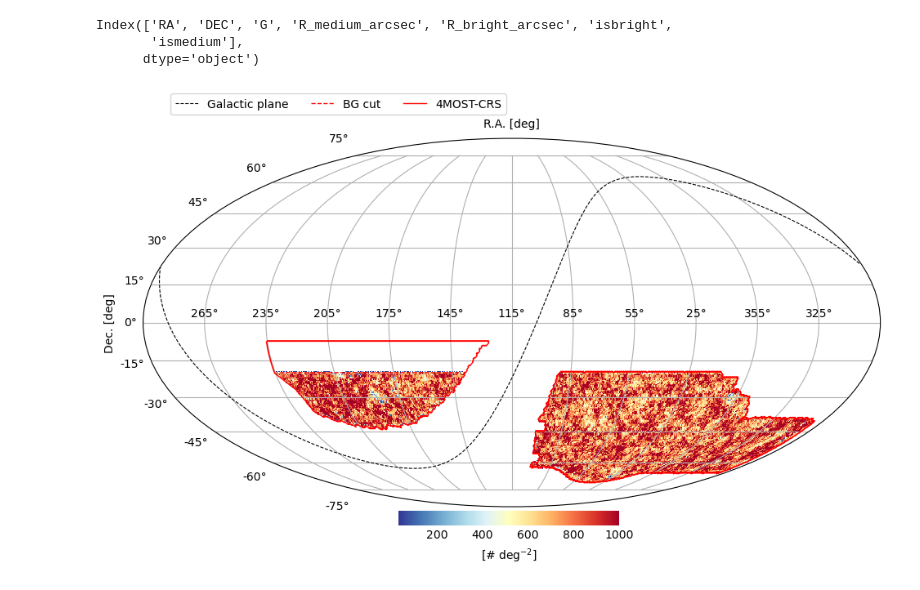
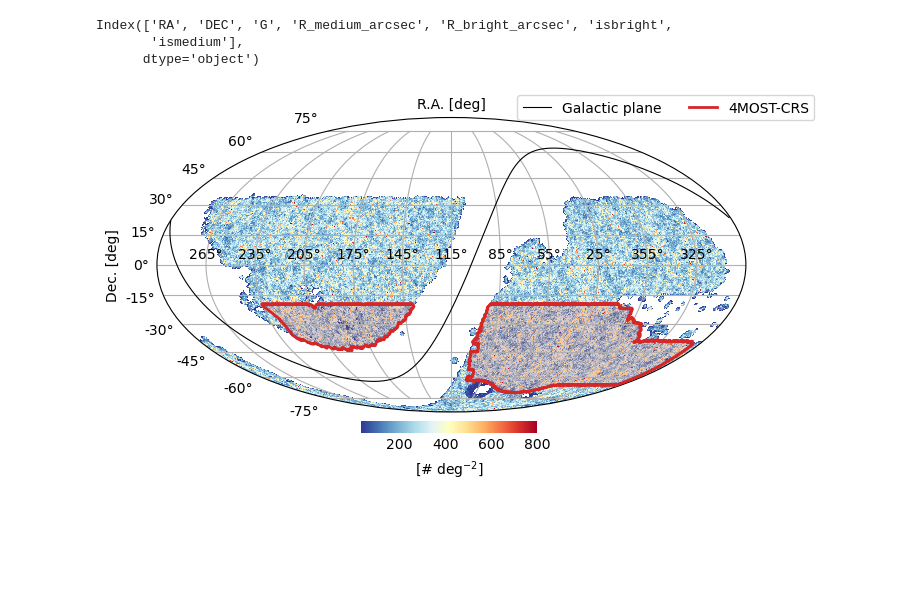
Before and after one commit to 4most-crs/4MOST_CRS_tools, a Jupyter notebook: CRStools/Gaia_star_mask_plots.ipynb, the cells around one changed output. Drawn from its saved outputs; the diff is of its cells as text; code cells hidden in the pictures; blank space fills up the shorter version.

```diff
--- a/CRStools/Gaia_star_mask_plots.ipynb
+++ b/CRStools/Gaia_star_mask_plots.ipynb
@@ -28,18 +29,51 @@ from scipy.spatial import cKDTree
 # Local
 import util
 import utils
+# %%
+size_ratio = 1
+sub_width, sub_height = size_ratio*10/3, size_ratio*2.8
+SMALL_SIZE = 7
+MEDIUM_SIZE = 9
+BIGGER_SIZE = 10
+
+
+rc_default = {}
+rc_default['font.family'] = 'serif'
+rc_default['font.size'] = SMALL_SIZE
+rc_default['axes.labelsize'] = MEDIUM_SIZE
+rc_default['axes.labelweight'] = 'normal'
+rc_default['axes.linewidth'] = 1.0
+rc_default['axes.titlesize'] = MEDIUM_SIZE
+rc_default['xtick.labelsize'] = SMALL_SIZE
+rc_default['ytick.labelsize'] = SMALL_SIZE
+rc_default['legend.fontsize'] = SMALL_SIZE
+rc_default['figure.titlesize'] = BIGGER_SIZE
+rc_default['lines.linewidth'] = 1
+rc_default['lines.markersize'] = 4
+rc_default['figure.figsize'] = (sub_width, sub_height)
+rc_default['savefig.dpi'] = 400
+
+# Latex related
+rc_default['text.usetex'] = True
+rc_default['mathtext.fontset'] = 'custom'
+rc_default['mathtext.rm'] = 'Bitstream Vera Sans'
+rc_default['mathtext.it'] = 'Bitstream Vera Sans:italic'
+rc_default['mathtext.bf'] = 'Bitstream Vera Sans:bold'
+
+plt.rcParams.update(rc_default)
+plt.style.use('tableau-colorblind10')
 # %%
-Legacy_path = "/its/home/bb345/5-4most_data/CRS/target_catalogues/BG/full_legacy_no_colour_sel/reduced/desi_bg_nomaskbit_mask_4M_reduced_columns.fits"
+Legacy_BG_path = "/its/home/bb345/5-4most_data/CRS/target_catalogues/BG/full_legacy_no_colour_sel/.archive/reduced/desi_bg_nomaskbit_mask_4M_reduced_columns.fits"
 # %%
 Gaia_path = "/its/home/bb345/5-4most_data/other_data/gaia_sources/gaia-mask-dr10_bg_foot.fits"
 # %%
-BG = Table.read(Legacy_path)
+BG = Table.read(Legacy_BG_path)
 # %%
 gaia = Table.read(Gaia_path)
 # %%
 BG = BG.to_pandas()
 # %%
-BG = BG[BG.in_S8]
+BG = BG[BG.isBG_4M_v2]
 # %%
 BG
 # %% [output]
@@ -68,6 +118,6 @@ Index(['RA', 'DEC', 'G', 'R_medium_arcsec', 'R_bright_arcsec', 'isbright',
 bg = BG
 # %%
 hpmap = utils.create_hp_map(BG['RA'], BG['DEC'], nside=128)
-utils.plot_moll(hpmap, rot=115, min=30, max=1000, fourmost_footprint=True)
+utils.plot_moll(hpmap, rot=115, min=30, max=800, fourmost_footprint=True)
 # %% [output]
-[figure, old version]
+[figure, new version]
```
Also changed, not shown: parts of 31 cells of this notebook, 44 other files.
